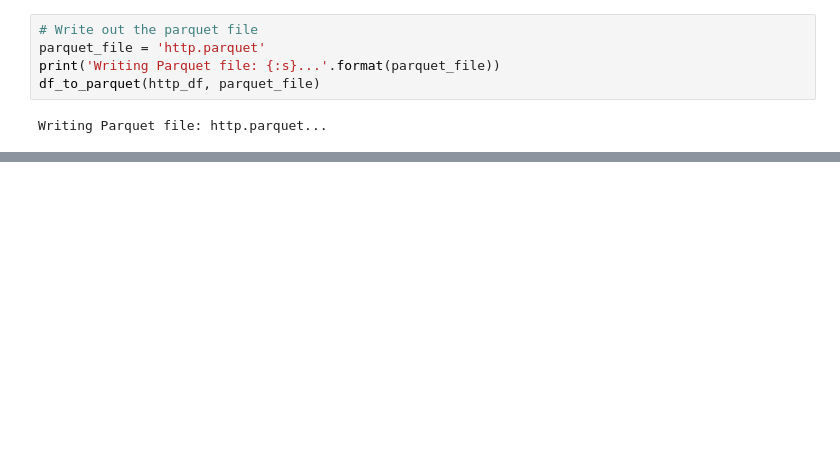
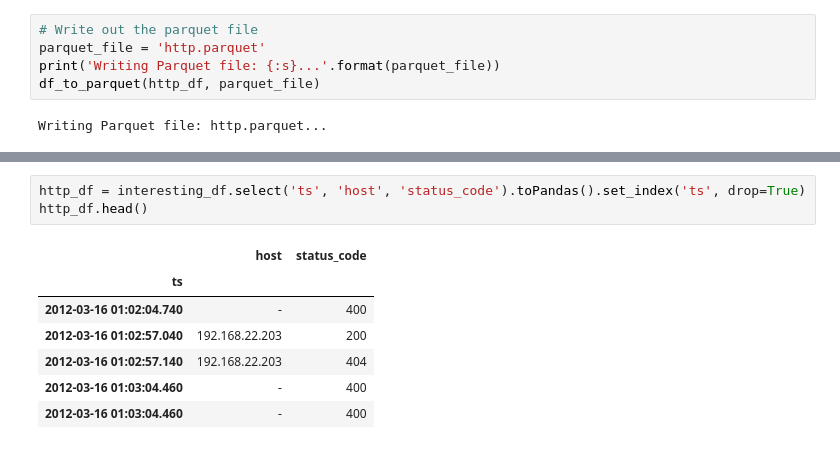
Before and after one commit to SuperCowPowers/zat, a Jupyter notebook: notebooks/Bro_to_Parquet_to_Spark.ipynb, the cells around one changed output, grey strips where cells are left out. Saved outputs shown, nothing was run; the diff lists cells and outputs as text; blank space fills up the shorter version.

```diff
--- a/notebooks/Bro_to_Parquet_to_Spark.ipynb
+++ b/notebooks/Bro_to_Parquet_to_Spark.ipynb
@@ -139 +210,12 @@ Since BAT automatically makes the timestamp the index, we can plot volume over t
+# %%
+http_df = interesting_df.select('ts', 'host', 'status_code').toPandas().set_index('ts', drop=True)
+http_df.head()
+# %% [output]
+|  | host | status_code |
+| ts |  |  |
+| 2012-03-16 01:02:04.740 | - | 400 |
+| 2012-03-16 01:02:57.040 | 192.168.22.203 | 200 |
+| 2012-03-16 01:02:57.140 | 192.168.22.203 | 404 |
+| 2012-03-16 01:03:04.460 | - | 400 |
+| 2012-03-16 01:03:04.460 | - | 400 |
 # %%
```
Also changed, not shown: parts of 25 cells of this notebook, 1 other file.
